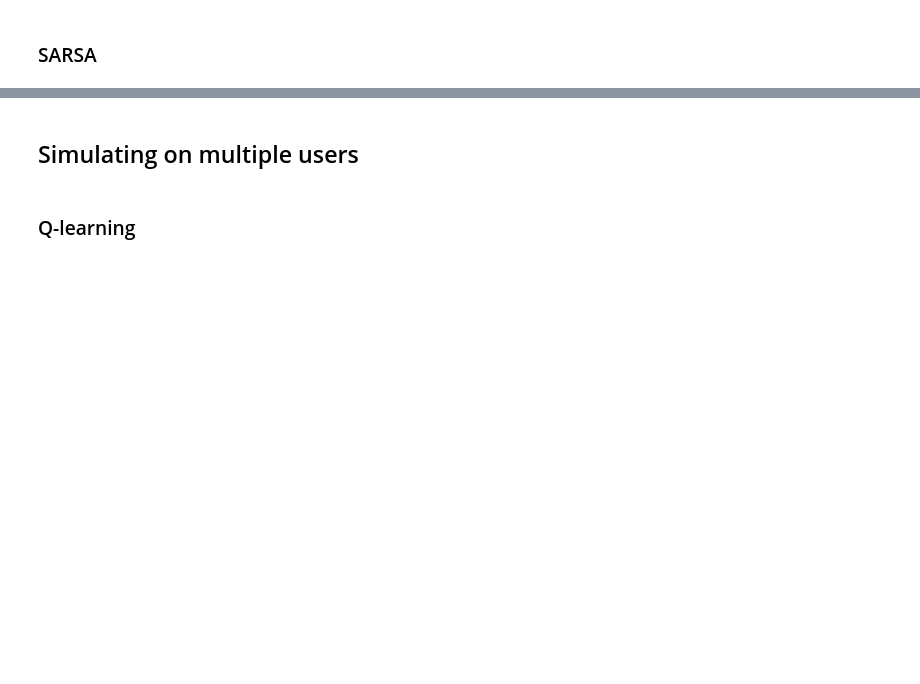
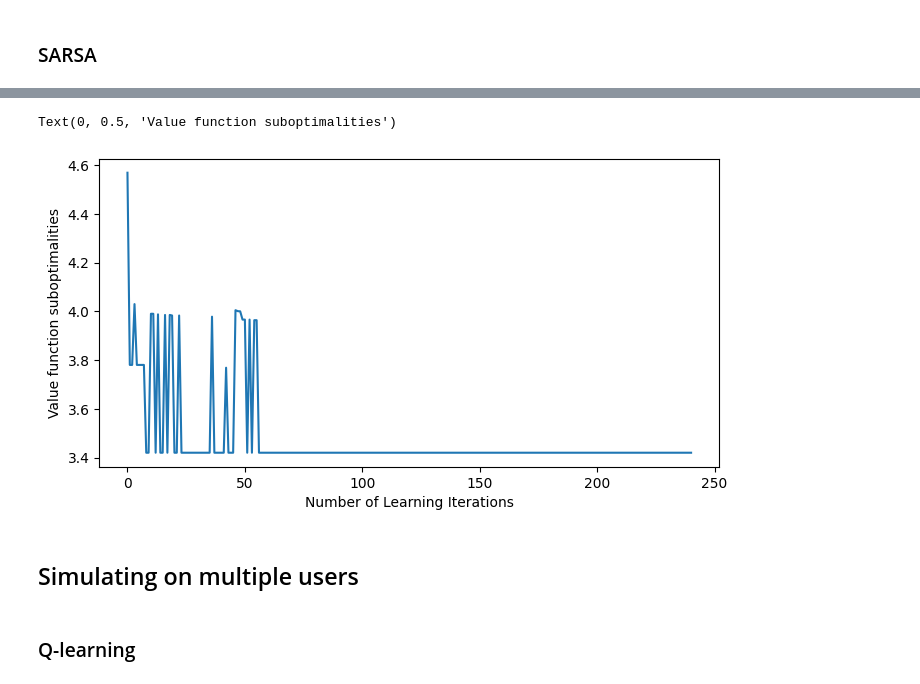
Before and after one commit to cyalbert25/EE568-StudentRLProject-1, a Jupyter notebook: WriteUpRight.ipynb, the cells around one changed output, grey strips where cells are left out. Saved outputs shown, nothing was run; the diff lists cells and outputs as text; code cells hidden in the pictures; blank space fills up the shorter version.

```diff
--- a/WriteUpRight.ipynb
+++ b/WriteUpRight.ipynb
@@ -464,3 +155,11 @@ plt.show()
+# %%
+fig = plt.figure(figsize=(8, 4))
+plt.plot(subopts)
+plt.xlabel("Number of Learning Iterations")
+plt.ylabel("Value function suboptimalities")
+# %% [output]
+Text(0, 0.5, 'Value function suboptimalities')
+[figure, added]
 # %% [markdown]
 ## Simulating on multiple users
 # %%
```
Also changed, not shown: parts of 23 cells of this notebook, 4 other files.
